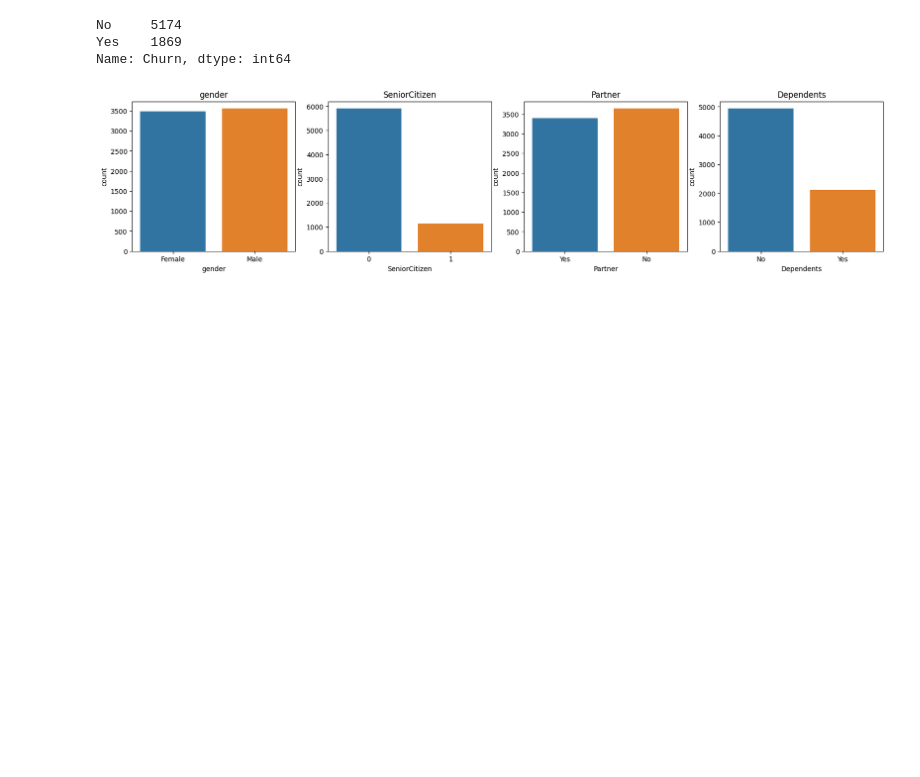
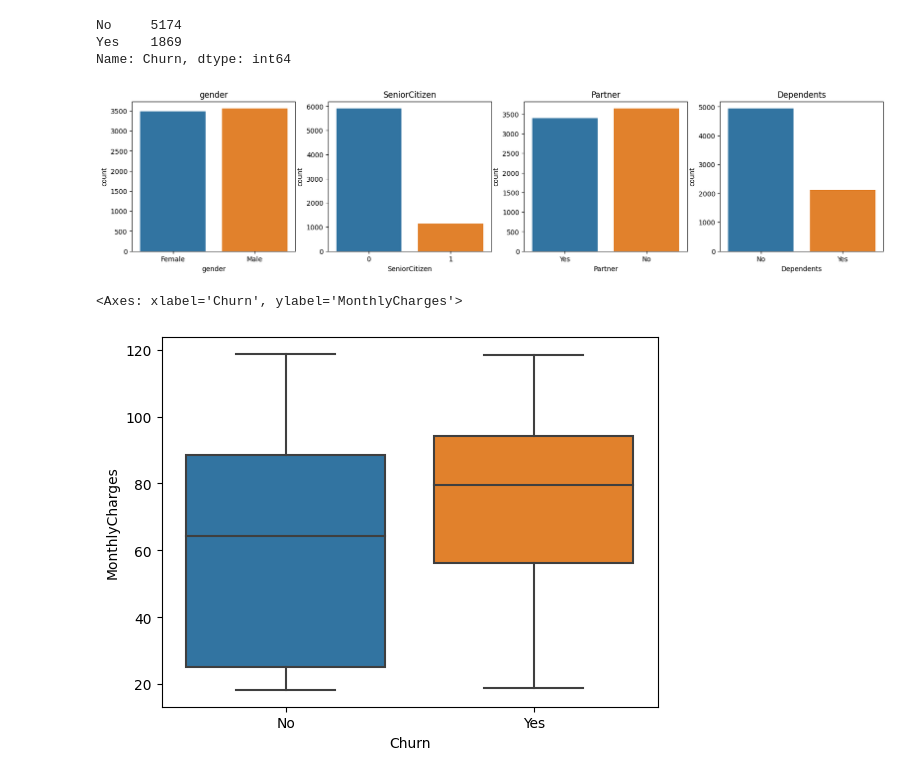
Before and after one commit to guilhermelaviola/CustomerChurnPredictionModel, a Jupyter notebook: CustomerChurnPredictionModel.ipynb, the cells around one changed output. Drawn from its saved outputs; the diff is of its cells as text; code cells hidden in the pictures; blank space fills up the shorter version.

```diff
--- a/CustomerChurnPredictionModel.ipynb
+++ b/CustomerChurnPredictionModel.ipynb
@@ -80,3 +80,12 @@ for i, col in enumerate(numerical):
   ax.set_title(f'{col}')
 # %% [output]
 [figure]
+# %%
+# Most customers in the dataset are younger individuals without a dependent.
+# There is an equaldistribution of user gender and marital status.
+
+# Here we can see the relationship between cost and customer churn.
+sns.boxplot(x = 'Churn', y = 'MonthlyCharges', data = df)
+# %% [output]
+<Axes: xlabel='Churn', ylabel='MonthlyCharges'>
+[figure, added]
```
Also changed, not shown: parts of 4 cells of this notebook.
